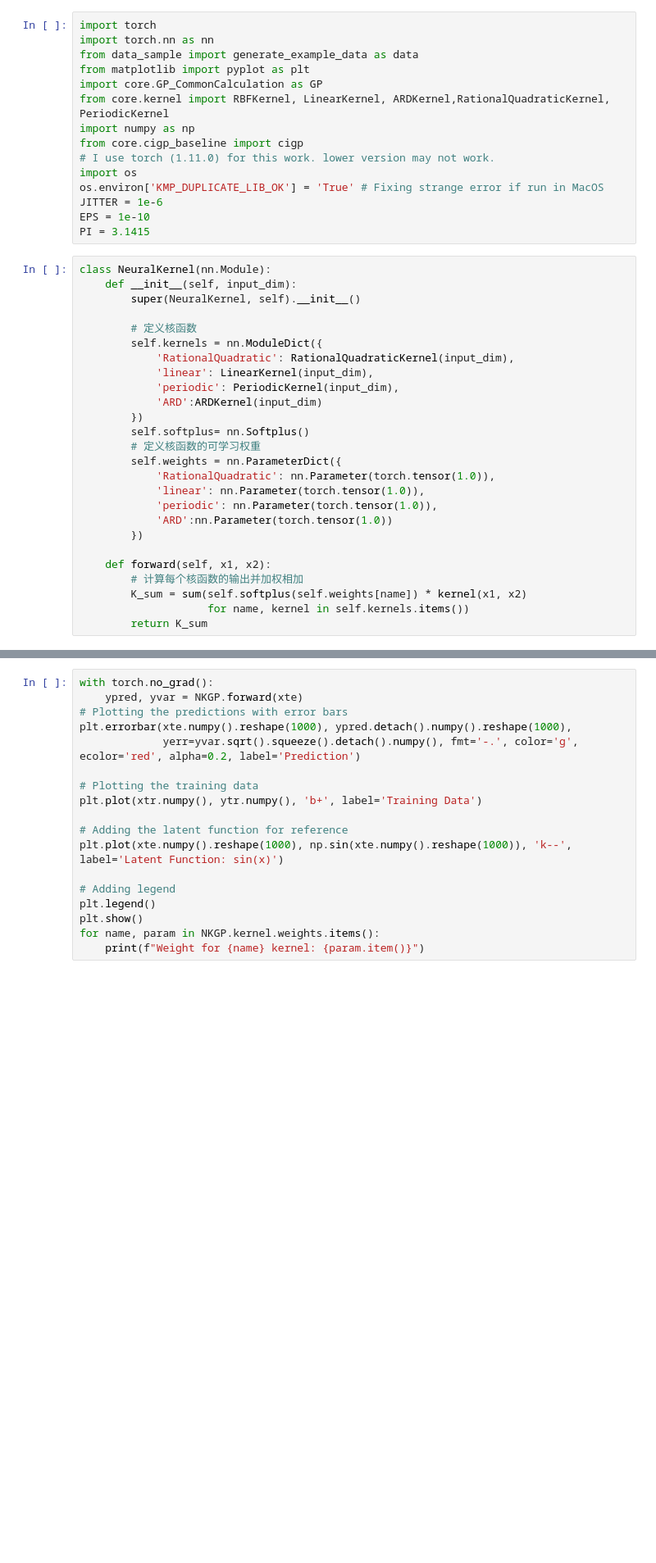
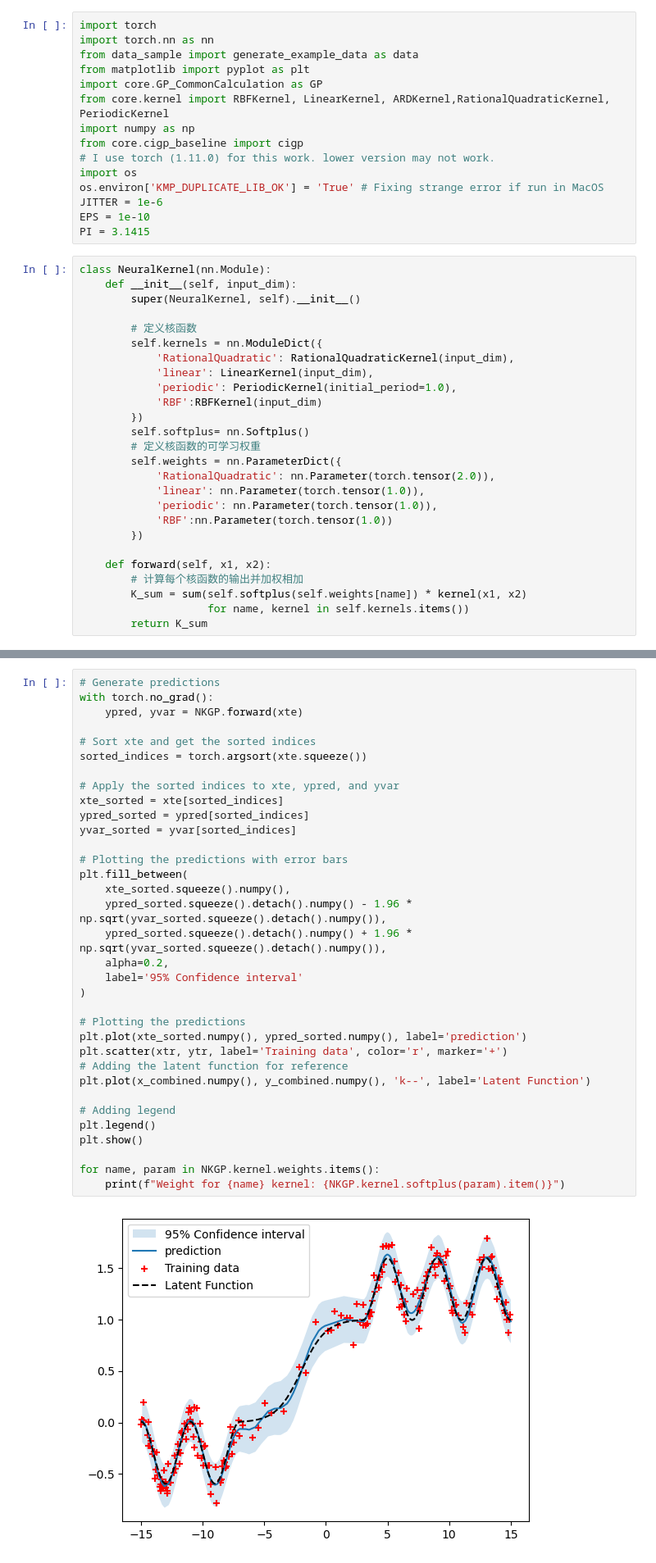
Before and after one commit to IceLab-X/MiniGP, a Jupyter notebook: GPmodels_Classic/04_neuralKernelGP.ipynb, the cells around one changed output, grey strips where cells are left out. Shown at 82% size. Cells and saved outputs as stored; diff of their text form; blank space fills up the shorter version.

```diff
--- a/GPmodels_Classic/04_neuralKernelGP.ipynb
+++ b/GPmodels_Classic/04_neuralKernelGP.ipynb
@@ -26,16 +26,16 @@ class NeuralKernel(nn.Module):
         self.kernels = nn.ModuleDict({
             'RationalQuadratic': RationalQuadraticKernel(input_dim),
             'linear': LinearKernel(input_dim),
-            'periodic': PeriodicKernel(input_dim),
-            'ARD':ARDKernel(input_dim)
+            'periodic': PeriodicKernel(initial_period=1.0),
+            'RBF':RBFKernel(input_dim)
         })
         self.softplus= nn.Softplus()
         # 定义核函数的可学习权重
         self.weights = nn.ParameterDict({
-            'RationalQuadratic': nn.Parameter(torch.tensor(1.0)),
+            'RationalQuadratic': nn.Parameter(torch.tensor(2.0)),
             'linear': nn.Parameter(torch.tensor(1.0)),
             'periodic': nn.Parameter(torch.tensor(1.0)),
-            'ARD':nn.Parameter(torch.tensor(1.0))
+            'RBF':nn.Parameter(torch.tensor(1.0))
         })
 
     def forward(self, x1, x2):
@@ -75,19 +79,36 @@ iter 0 nll:589.33096
 # %%
+# Generate predictions
 with torch.no_grad():
     ypred, yvar = NKGP.forward(xte)
+
+# Sort xte and get the sorted indices
+sorted_indices = torch.argsort(xte.squeeze())
+
+# Apply the sorted indices to xte, ypred, and yvar
+xte_sorted = xte[sorted_indices]
+ypred_sorted = ypred[sorted_indices]
+yvar_sorted = yvar[sorted_indices]
+
 # Plotting the predictions with error bars
-plt.errorbar(xte.numpy().reshape(1000), ypred.detach().numpy().reshape(1000),
-             yerr=yvar.sqrt().squeeze().detach().numpy(), fmt='-.', color='g', ecolor='red', alpha=0.2, label='Prediction')
+plt.fill_between(
+    xte_sorted.squeeze().numpy(),
+    ypred_sorted.squeeze().detach().numpy() - 1.96 * np.sqrt(yvar_sorted.squeeze().detach().numpy()),
+    ypred_sorted.squeeze().detach().numpy() + 1.96 * np.sqrt(yvar_sorted.squeeze().detach().numpy()),
+    alpha=0.2,
+    label='95% Confidence interval'
+)
 
-# Plotting the training data
-plt.plot(xtr.numpy(), ytr.numpy(), 'b+', label='Training Data')
-
+# Plotting the predictions
+plt.plot(xte_sorted.numpy(), ypred_sorted.numpy(), label='prediction')
+plt.scatter(xtr, ytr, label='Training data', color='r', marker='+')
 # Adding the latent function for reference
-plt.plot(xte.numpy().reshape(1000), np.sin(xte.numpy().reshape(1000)), 'k--', label='Latent Function: sin(x)')
+plt.plot(x_combined.numpy(), y_combined.numpy(), 'k--', label='Latent Function')
 
 # Adding legend
 plt.legend()
 plt.show()
+
 for name, param in NKGP.kernel.weights.items():
-    print(f"Weight for {name} kernel: {param.item()}")
+    print(f"Weight for {name} kernel: {NKGP.kernel.softplus(param).item()}")
 # %% [output]
+[figure, new version]
```
Also changed, not shown: parts of 6 cells of this notebook.
